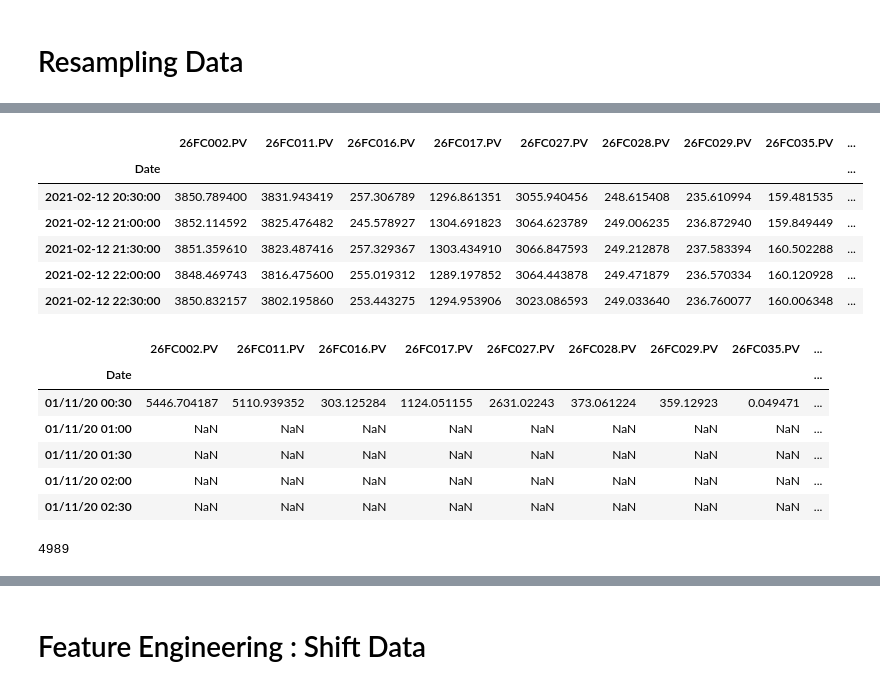
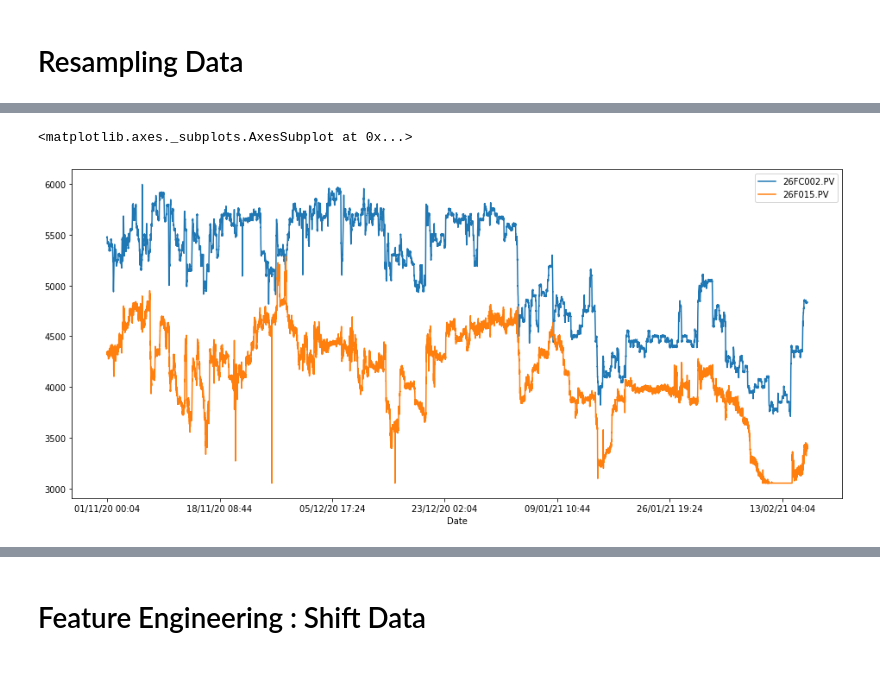
Before and after one commit to manhanton/DataInsight, a Jupyter notebook: QE_dev.ipynb, the cells around one changed output, grey strips where cells are left out. Cells and saved outputs as stored; diff of their text form; code cells hidden in the pictures.

```diff
--- a/QE_dev.ipynb
+++ b/QE_dev.ipynb
@@ -256,26 +172,5 @@ qe_data_iqr.tail()
-# %%
-df = qe_data_iqr.resample('30min').median()
-df.tail()
-# %% [output]
-|  | 26FC002.PV | 26FC011.PV | 26FC016.PV | 26FC017.PV | 26FC027.PV | 26FC028.PV | 26FC029.PV | 26FC035.PV | ... |
-| Date |  |  |  |  |  |  |  |  | ... |
-| 2021-02-12 20:30:00 | 3850.789400 | 3831.943419 | 257.306789 | 1296.861351 | 3055.940456 | 248.615408 | 235.610994 | 159.481535 | ... |
-| 2021-02-12 21:00:00 | 3852.114592 | 3825.476482 | 245.578927 | 1304.691823 | 3064.623789 | 249.006235 | 236.872940 | 159.849449 | ... |
-| 2021-02-12 21:30:00 | 3851.359610 | 3823.487416 | 257.329367 | 1303.434910 | 3066.847593 | 249.212878 | 237.583394 | 160.502288 | ... |
-| 2021-02-12 22:00:00 | 3848.469743 | 3816.475600 | 255.019312 | 1289.197852 | 3064.443878 | 249.471879 | 236.570334 | 160.120928 | ... |
-| 2021-02-12 22:30:00 | 3850.832157 | 3802.195860 | 253.443275 | 1294.953906 | 3023.086593 | 249.033640 | 236.760077 | 160.006348 | ... |
-# %%
-df.index = pd.to_datetime(df.index).strftime('%d/%m/%y %H:%M')
-df.head()
-# %% [output]
-|  | 26FC002.PV | 26FC011.PV | 26FC016.PV | 26FC017.PV | 26FC027.PV | 26FC028.PV | 26FC029.PV | 26FC035.PV | ... |
-| Date |  |  |  |  |  |  |  |  | ... |
-| 01/11/20 00:30 | 5446.704187 | 5110.939352 | 303.125284 | 1124.051155 | 2631.02243 | 373.061224 | 359.12923 | 0.049471 | ... |
-| 01/11/20 01:00 | NaN | NaN | NaN | NaN | NaN | NaN | NaN | NaN | ... |
-| 01/11/20 01:30 | NaN | NaN | NaN | NaN | NaN | NaN | NaN | NaN | ... |
-| 01/11/20 02:00 | NaN | NaN | NaN | NaN | NaN | NaN | NaN | NaN | ... |
-| 01/11/20 02:30 | NaN | NaN | NaN | NaN | NaN | NaN | NaN | NaN | ... |
-# %%
-len(df)
-# %% [output]
-4989
+# %%
+df[['26FC002.PV','26F015.PV']].plot(figsize=(16,7))
+# %% [output]
+<matplotlib.axes._subplots.AxesSubplot at 0x...>
+[figure, added]
```
Also changed, not shown: parts of 145 cells of this notebook.
